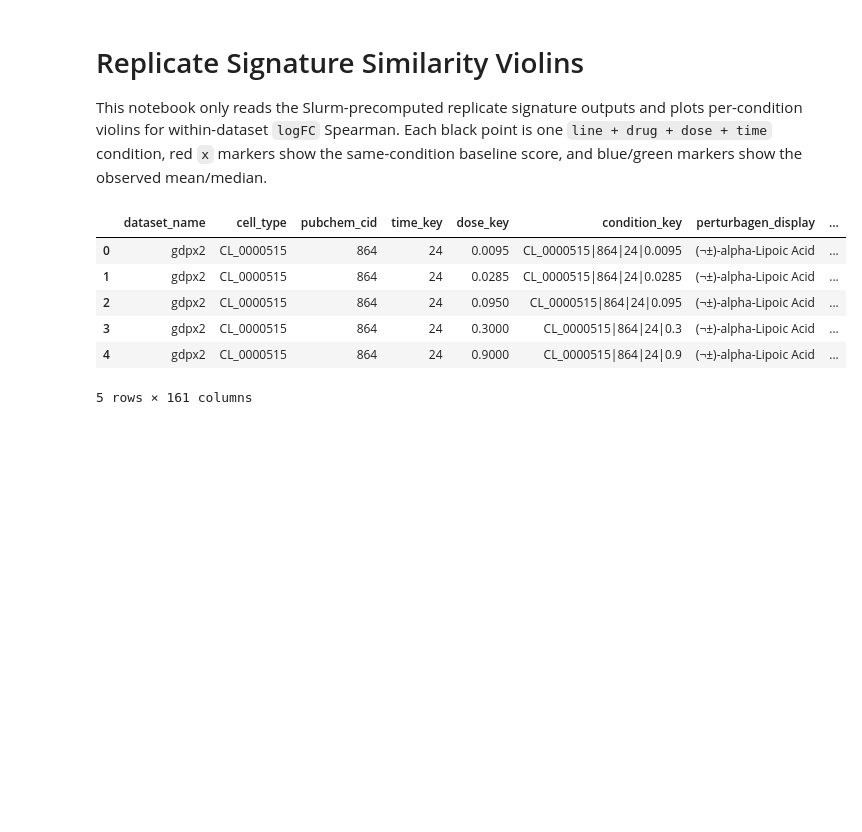
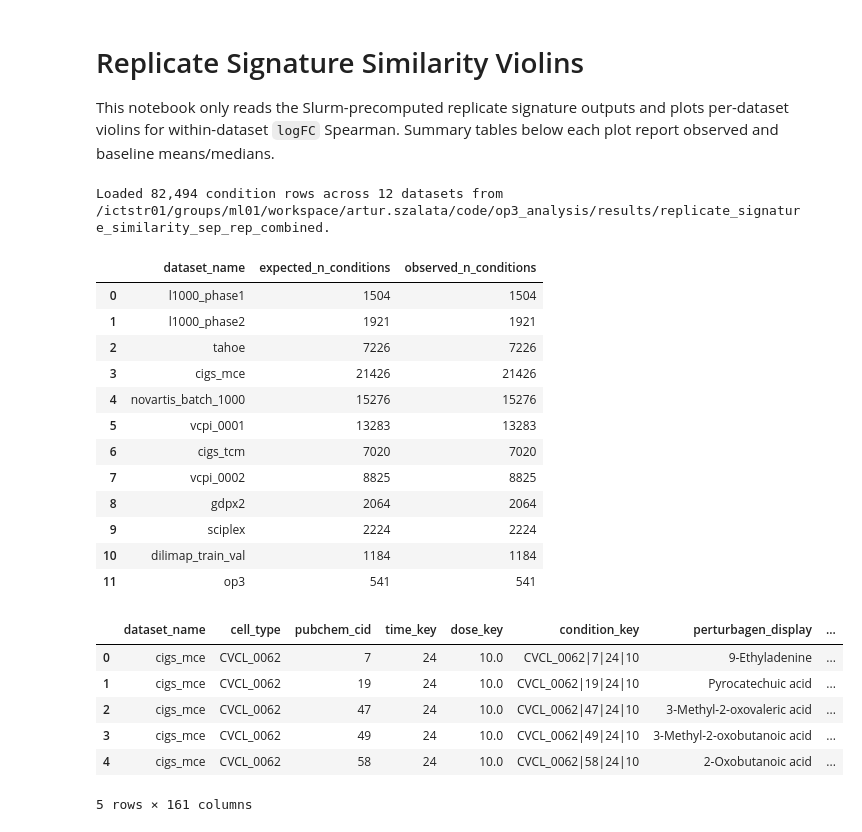
Before and after one commit to elmella/Chem-PerturBridge_analysis, a Jupyter notebook: notebooks/replicate_signature_similarity.ipynb, the cells around one changed output. Saved outputs shown, nothing was run; the diff lists cells and outputs as text; code cells hidden in the pictures; blank space fills up the shorter version.

```diff
--- a/notebooks/replicate_signature_similarity.ipynb
+++ b/notebooks/replicate_signature_similarity.ipynb
@@ -1,7 +1,7 @@
 # %% [markdown]
 # Replicate Signature Similarity Violins
 
-This notebook only reads the Slurm-precomputed replicate signature outputs and plots per-condition violins for within-dataset `logFC` Spearman. Each black point is one `line + drug + dose + time` condition, red `x` markers show the same-condition baseline score, and blue/green markers show the observed mean/median.
+This notebook only reads the Slurm-precomputed replicate signature outputs and plots per-dataset violins for within-dataset `logFC` Spearman. Summary tables below each plot report observed and baseline means/medians.
 # %%
 from pathlib import Path
 
@@ -195,35 +225,52 @@ def plot_summary_heatmap(summary: pd.DataFrame, *, title: str, value_label: str,
 # %%
 import json
 
 task_config_path = RESULTS_DIR / 'task_inputs' / 'task_config.json'
 if not task_config_path.exists():
     raise FileNotFoundError(f'Missing task config: {task_config_path}')
 with task_config_path.open() as handle:
     task_config = json.load(handle)
 if not bool(task_config.get('compute_baseline_metrics', False)):
     raise ValueError(
         'The current prepare outputs were created without baseline metrics enabled. '
         'Rerun the Slurm workflow from stage 1 with COMPUTE_BASELINE_METRICS=1.'
     )
 
 condition_metric_summary = pd.read_csv(RESULTS_DIR / 'condition_metric_summary.tsv', sep='	')
-selection_summary = pd.read_csv(RESULTS_DIR / 'dataset_selection_summary.tsv', sep='	')
-expected_n_conditions = int(selection_summary['n_retained_conditions'].sum())
-if len(condition_metric_summary) != expected_n_conditions:
-    raise ValueError(
-        'condition_metric_summary.tsv does not match the current retained-condition inventory: '
-        f'{len(condition_metric_summary):,} rows vs expected {expected_n_conditions:,}. '
-        'Rerun the Slurm workflow from stage 1 to regenerate consistent outputs.'
-    )
+dataset_metric_summary = pd.read_csv(RESULTS_DIR / 'dataset_metric_summary.tsv', sep='	')
+condition_metric_counts = validate_condition_metric_counts(
+    condition_metric_summary,
+    dataset_metric_summary,
+    condition_summary_name='condition_metric_summary.tsv',
+)
+print(
+    f"Loaded {len(condition_metric_summary):,} condition rows across "
+    f"{condition_metric_summary['dataset_name'].nunique():,} datasets from {RESULTS_DIR}."
+)
+display(condition_metric_counts)
 condition_metric_summary.head()
 # %% [output]
+Loaded 82,494 condition rows across 12 datasets from /ictstr01/groups/ml01/workspace/artur.szalata/code/op3_analysis/results/replicate_signature_similarity_sep_rep_combined.
-|  | dataset_name | cell_type | pubchem_cid | time_key | dose_key | condition_key | perturbagen_display | ... |
-| 0 | gdpx2 | CL_0000515 | 864 | 24 | 0.0095 | CL_0000515|864|24|0.0095 | (¬±)-alpha-Lipoic Acid | ... |
-| 1 | gdpx2 | CL_0000515 | 864 | 24 | 0.0285 | CL_0000515|864|24|0.0285 | (¬±)-alpha-Lipoic Acid | ... |
-| 2 | gdpx2 | CL_0000515 | 864 | 24 | 0.0950 | CL_0000515|864|24|0.095 | (¬±)-alpha-Lipoic Acid | ... |
-| 3 | gdpx2 | CL_0000515 | 864 | 24 | 0.3000 | CL_0000515|864|24|0.3 | (¬±)-alpha-Lipoic Acid | ... |
-| 4 | gdpx2 | CL_0000515 | 864 | 24 | 0.9000 | CL_0000515|864|24|0.9 | (¬±)-alpha-Lipoic Acid | ... |
+|  | dataset_name | expected_n_conditions | observed_n_conditions |
+| 0 | l1000_phase1 | 1504 | 1504 |
+| 1 | l1000_phase2 | 1921 | 1921 |
+| 2 | tahoe | 7226 | 7226 |
+| 3 | cigs_mce | 21426 | 21426 |
+| 4 | novartis_batch_1000 | 15276 | 15276 |
+| 5 | vcpi_0001 | 13283 | 13283 |
+| 6 | cigs_tcm | 7020 | 7020 |
+| 7 | vcpi_0002 | 8825 | 8825 |
+| 8 | gdpx2 | 2064 | 2064 |
+| 9 | sciplex | 2224 | 2224 |
+| 10 | dilimap_train_val | 1184 | 1184 |
+| 11 | op3 | 541 | 541 |
-5 rows × 161 columns
+|  | dataset_name | cell_type | pubchem_cid | time_key | dose_key | condition_key | perturbagen_display | ... |
+| 0 | cigs_mce | CVCL_0062 | 7 | 24 | 10.0 | CVCL_0062|7|24|10 | 9-Ethyladenine | ... |
+| 1 | cigs_mce | CVCL_0062 | 19 | 24 | 10.0 | CVCL_0062|19|24|10 | Pyrocatechuic acid | ... |
+| 2 | cigs_mce | CVCL_0062 | 47 | 24 | 10.0 | CVCL_0062|47|24|10 | 3-Methyl-2-oxovaleric acid | ... |
+| 3 | cigs_mce | CVCL_0062 | 49 | 24 | 10.0 | CVCL_0062|49|24|10 | 3-Methyl-2-oxobutanoic acid | ... |
+| 4 | cigs_mce | CVCL_0062 | 58 | 24 | 10.0 | CVCL_0062|58|24|10 | 2-Oxobutanoic acid | ... |
+5 rows × 161 columns
 # %%
 signature_summary = plot_violin_with_baseline(
     condition_metric_summary,
```
Also changed, not shown: parts of 3 cells of this notebook, 4 other files.
